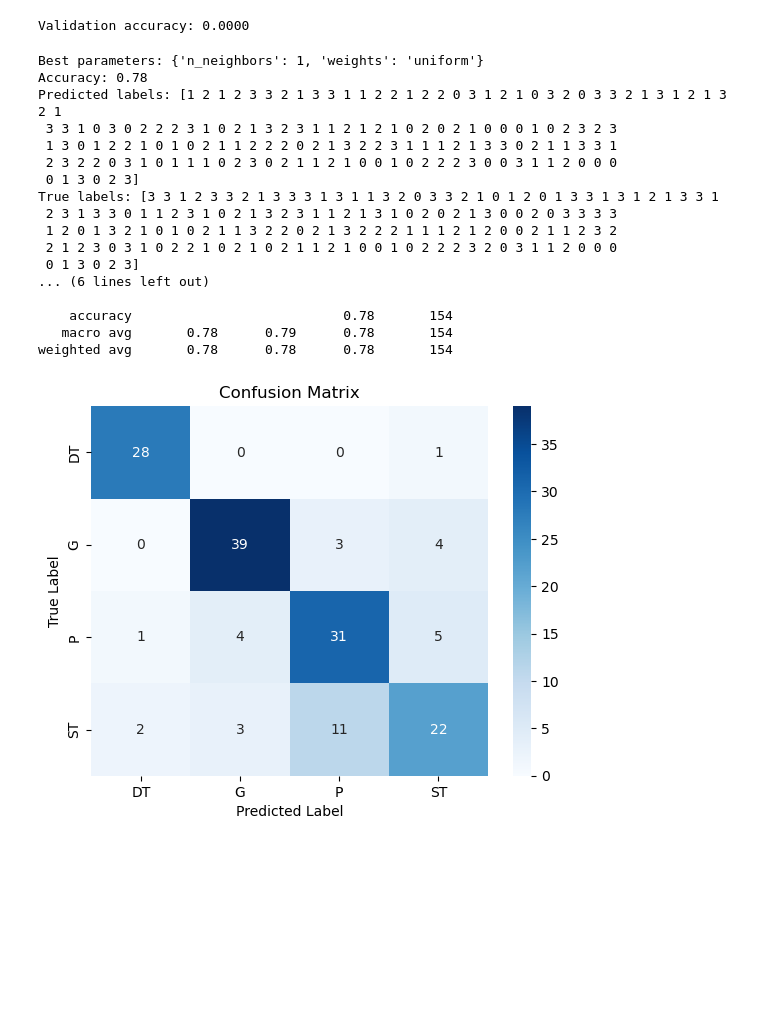
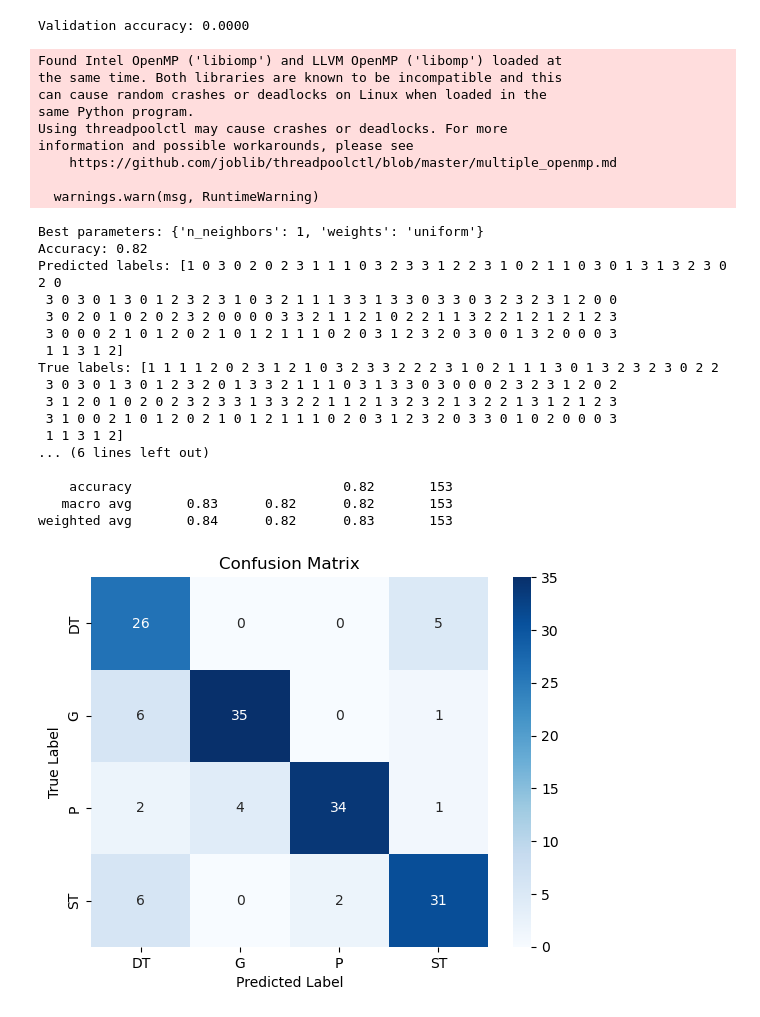
Before and after one commit to MindLabZHAW/tactileGestureDetection, a Jupyter notebook: Spectro_classify.ipynb, the cells around one changed output. Cells and saved outputs as stored; diff of their text form; code cells hidden in the pictures; blank space fills up the shorter version.

```diff
--- a/Spectro_classify.ipynb
+++ b/Spectro_classify.ipynb
@@ -1242,7 +1242,7 @@ import seaborn as sns
 import matplotlib.pyplot as plt
 
 # Load data
-data_path = 'DATA/tactile_dataset.csv'
+data_path = 'DATA/tactile_dataset_block.csv'
 df = pd.read_csv(data_path)
 
 # Group by 'block_id' and calculate mean of each feature
@@ -1291,47 +1291,56 @@ print(f'Best parameters: {best_params}')
 best_knn = grid_search.best_estimator_
 
 # Perform cross-validation on the training set
 cv_scores = cross_val_score(best_knn,X_train,y_train,cv = 5)
 
 # Predict
 y_pred = best_knn.predict(X_test)
 
 # Evaluate accuracy
 accuracy = accuracy_score(y_test, y_pred)
 print(f'Accuracy: {accuracy:.2f}')
 
 # Print predicted and true labels
 print(f'Predicted labels: {y_pred}')
 print(f'True labels: {y_test}')
 
 # Display classification report
 print(classification_report(y_test, y_pred, target_names=label_classes))
 
 conf_matrix = confusion_matrix(y_test,y_pred)
 
 #plot confusion matrix using seabon
 plt.figure()
 sns.heatmap(conf_matrix,annot=True,fmt= 'd',cmap='Blues', xticklabels=label_classes, yticklabels=label_classes)
 plt.xlabel('Predicted Label')
 plt.ylabel('True Label')
 plt.title('Confusion Matrix')
 plt.show()
 # %% [output]
-Best parameters: {'n_neighbors': 1, 'weights': 'uniform'}
-Accuracy: 0.78
-Predicted labels: [1 2 1 2 3 3 2 1 3 3 1 1 2 2 1 2 2 0 3 1 2 1 0 3 2 0 3 3 2 1 3 1 2 1 3 2 1
- 3 3 1 0 3 0 2 2 2 3 1 0 2 1 3 2 3 1 1 2 1 2 1 0 2 0 2 1 0 0 0 1 0 2 3 2 3
- 1 3 0 1 2 2 1 0 1 0 2 1 1 2 2 2 0 2 1 3 2 2 3 1 1 1 2 1 3 3 0 2 1 1 3 3 1
- 2 3 2 2 0 3 1 0 1 1 1 0 2 3 0 2 1 1 2 1 0 0 1 0 2 2 2 3 0 0 3 1 1 2 0 0 0
- 0 1 3 0 2 3]
-True labels: [3 3 1 2 3 3 2 1 3 3 3 1 3 1 1 3 2 0 3 3 2 1 0 1 2 0 1 3 3 1 3 1 2 1 3 3 1
- 2 3 1 3 3 0 1 1 2 3 1 0 2 1 3 2 3 1 1 2 1 3 1 0 2 0 2 1 3 0 0 2 0 3 3 3 3
- 1 2 0 1 3 2 1 0 1 0 2 1 1 3 2 2 0 2 1 3 2 2 2 1 1 1 2 1 2 0 0 2 1 1 2 3 2
- 2 1 2 3 0 3 1 0 2 2 1 0 2 1 0 2 1 1 2 1 0 0 1 0 2 2 2 3 2 0 3 1 1 2 0 0 0
- 0 1 3 0 2 3]
-... (6 lines left out)
+Found Intel OpenMP ('libiomp') and LLVM OpenMP ('libomp') loaded at
+the same time. Both libraries are known to be incompatible and this
+can cause random crashes or deadlocks on Linux when loaded in the
+same Python program.
+Using threadpoolctl may cause crashes or deadlocks. For more
+information and possible workarounds, please see
+    https://github.com/joblib/threadpoolctl/blob/master/multiple_openmp.md
 
-    accuracy                           0.78       154
-   macro avg       0.78      0.79      0.78       154
-weighted avg       0.78      0.78      0.78       154
+  warnings.warn(msg, RuntimeWarning)
+Best parameters: {'n_neighbors': 1, 'weights': 'uniform'}
+Accuracy: 0.82
+Predicted labels: [1 0 3 0 2 0 2 3 1 1 1 0 3 2 3 3 1 2 2 3 1 0 2 1 1 0 3 0 1 3 1 3 2 3 0 2 0
+ 3 0 3 0 1 3 0 1 2 3 2 3 1 0 3 2 1 1 1 3 3 1 3 3 0 3 3 0 3 2 3 2 3 1 2 0 0
+ 3 0 2 0 1 0 2 0 2 3 2 0 0 0 0 3 3 2 1 1 2 1 0 2 2 1 1 3 2 2 1 2 1 2 1 2 3
+ 3 0 0 0 2 1 0 1 2 0 2 1 0 1 2 1 1 1 0 2 0 3 1 2 3 2 0 3 0 0 1 3 2 0 0 0 3
+ 1 1 3 1 2]
+True labels: [1 1 1 1 2 0 2 3 1 2 1 0 3 2 3 3 2 2 2 3 1 0 2 1 1 1 3 0 1 3 2 3 2 3 0 2 2
+ 3 0 3 0 1 3 0 1 2 3 2 0 1 3 3 2 1 1 1 0 3 1 3 3 0 3 0 0 0 2 3 2 3 1 2 0 2
+ 3 1 2 0 1 0 2 0 2 3 2 3 3 1 3 3 2 2 1 1 2 1 3 2 3 2 1 3 2 2 1 3 1 2 1 2 3
+ 3 1 0 0 2 1 0 1 2 0 2 1 0 1 2 1 1 1 0 2 0 3 1 2 3 2 0 3 3 0 1 0 2 0 0 0 3
+ 1 1 3 1 2]
+... (6 lines left out)
+
+    accuracy                           0.82       153
+   macro avg       0.83      0.82      0.82       153
+weighted avg       0.84      0.82      0.83       153
-[figure, old version]
+[figure, new version]
```
Also changed, not shown: 1 other file.
